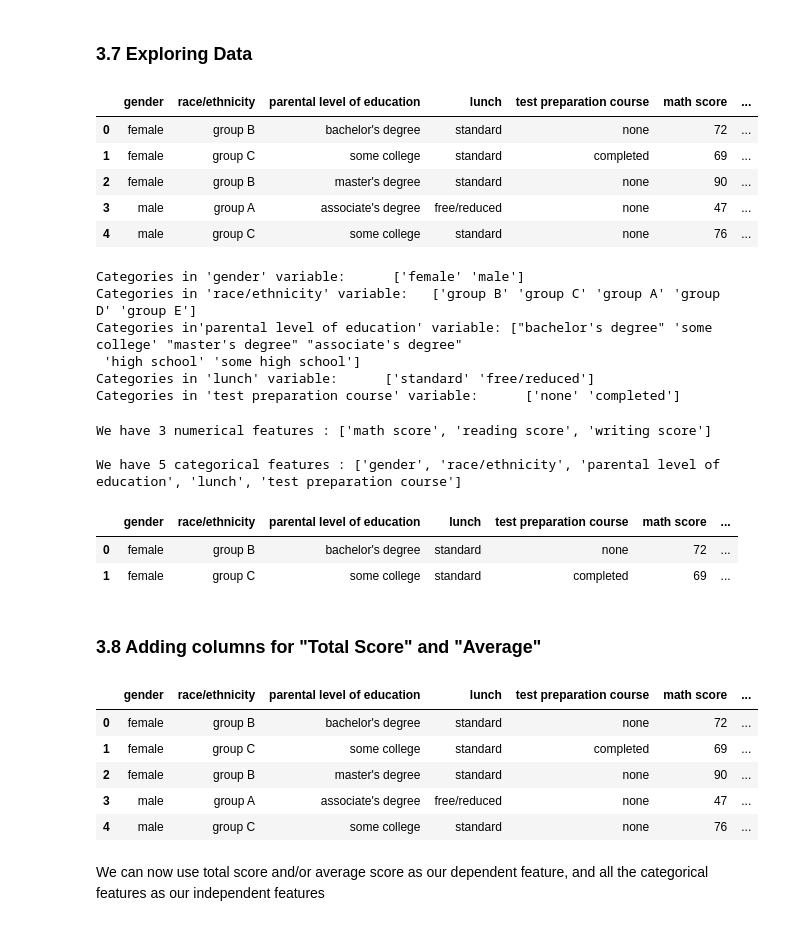
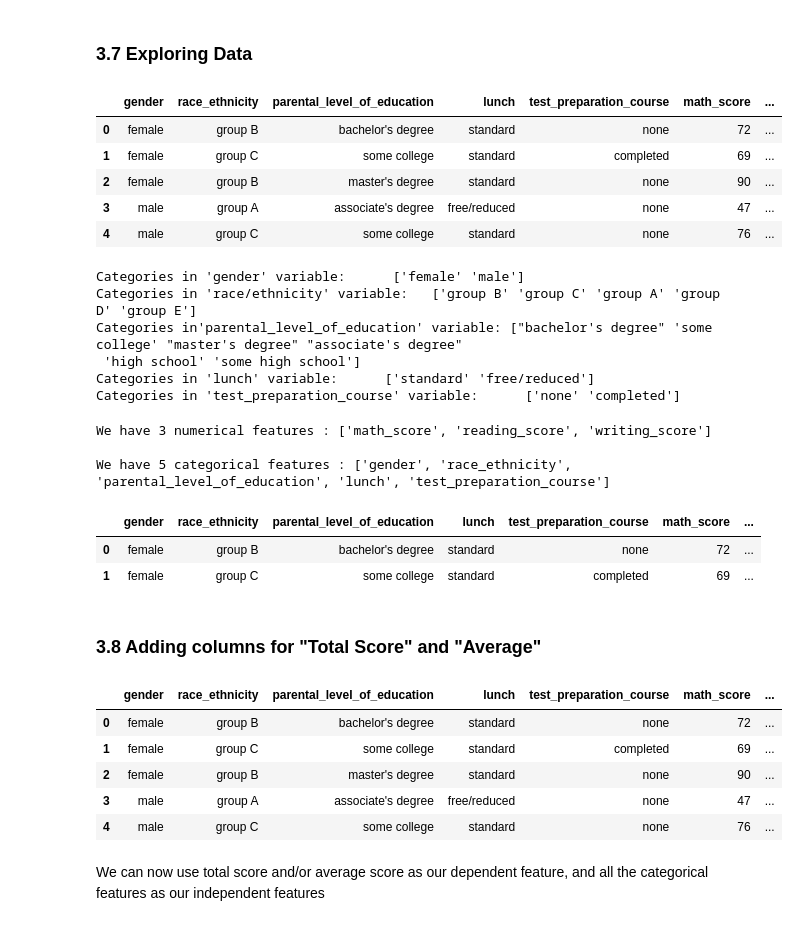
Before and after one commit to mngembu/MLProject1, a Jupyter notebook: notebook/1 . EDA STUDENT PERFORMANCE .ipynb, the cells around one changed output. Drawn from its saved outputs; the diff is of its cells as text; code cells hidden in the pictures.

```diff
--- a/notebook/1 . EDA STUDENT PERFORMANCE .ipynb
+++ b/notebook/1 . EDA STUDENT PERFORMANCE .ipynb
@@ -44,3 +44,7 @@ df.head()
 | 2 | female | group B | master's degree | standard | none | 90 | ... |
 | 3 | male | group A | associate's degree | free/reduced | none | 47 | ... |
 | 4 | male | group C | some college | standard | none | 76 | ... |
+# %%
+df.rename(columns={'race/ethnicity':'race_ethnicity', 'parental level of education':'parental_level_of_education','test preparation course':'test_preparation_course',
+                   'math score':'math_score', 'reading score':'reading_score', 'writing score':'writing_score'}, inplace=True)
+df.head()
@@ -153,7 +164,7 @@ df.describe()
 # %%
 df.head()
 # %% [output]
-|  | gender | race/ethnicity | parental level of education | lunch | test preparation course | math score | ... |
+|  | gender | race_ethnicity | parental_level_of_education | lunch | test_preparation_course | math_score | ... |
 | 0 | female | group B | bachelor's degree | standard | none | 72 | ... |
 | 1 | female | group C | some college | standard | completed | 69 | ... |
 | 2 | female | group B | master's degree | standard | none | 90 | ... |
@@ -164,23 +175,23 @@ print("Categories in 'gender' variable:     ",end=" " )
 print(df['gender'].unique())
 
 print("Categories in 'race/ethnicity' variable:  ",end=" ")
-print(df['race/ethnicity'].unique())
+print(df['race_ethnicity'].unique())
 
-print("Categories in'parental level of education' variable:",end=" " )
-print(df['parental level of education'].unique())
+print("Categories in'parental_level_of_education' variable:",end=" " )
+print(df['parental_level_of_education'].unique())
 
 print("Categories in 'lunch' variable:     ",end=" " )
 print(df['lunch'].unique())
 
-print("Categories in 'test preparation course' variable:     ",end=" " )
-print(df['test preparation course'].unique())
+print("Categories in 'test_preparation_course' variable:     ",end=" " )
+print(df['test_preparation_course'].unique())
 # %% [output]
 Categories in 'gender' variable:      ['female' 'male']
 Categories in 'race/ethnicity' variable:   ['group B' 'group C' 'group A' 'group D' 'group E']
-Categories in'parental level of education' variable: ["bachelor's degree" 'some college' "master's degree" "associate's degree"
+Categories in'parental_level_of_education' variable: ["bachelor's degree" 'some college' "master's degree" "associate's degree"
  'high school' 'some high school']
 Categories in 'lunch' variable:      ['standard' 'free/reduced']
-Categories in 'test preparation course' variable:      ['none' 'completed']
+Categories in 'test_preparation_course' variable:      ['none' 'completed']
 # %%
 # define numerical & categorical columns
 numeric_features = [feature for feature in df.columns if df[feature].dtype != 'O']
@@ -190,23 +201,23 @@ categorical_features = [feature for feature in df.columns if df[feature].dtype =
 print('We have {} numerical features : {}'.format(len(numeric_features), numeric_features))
 print('\nWe have {} categorical features : {}'.format(len(categorical_features), categorical_features))
 # %% [output]
-We have 3 numerical features : ['math score', 'reading score', 'writing score']
+We have 3 numerical features : ['math_score', 'reading_score', 'writing_score']
 
-We have 5 categorical features : ['gender', 'race/ethnicity', 'parental level of education', 'lunch', 'test preparation course']
+We have 5 categorical features : ['gender', 'race_ethnicity', 'parental_level_of_education', 'lunch', 'test_preparation_course']
 # %%
 df.head(2)
 # %% [output]
-|  | gender | race/ethnicity | parental level of education | lunch | test preparation course | math score | ... |
+|  | gender | race_ethnicity | parental_level_of_education | lunch | test_preparation_course | math_score | ... |
 | 0 | female | group B | bachelor's degree | standard | none | 72 | ... |
 | 1 | female | group C | some college | standard | completed | 69 | ... |
 # %% [markdown]
 ### 3.8 Adding columns for "Total Score" and "Average"
 # %%
-df['total score'] = df['math score'] + df['reading score'] + df['writing score']
-df['average'] = df['total score']/3
+df['total_score'] = df['math_score'] + df['reading_score'] + df['writing_score']
+df['average'] = df['total_score']/3
 df.head()
 # %% [output]
-|  | gender | race/ethnicity | parental level of education | lunch | test preparation course | math score | ... |
+|  | gender | race_ethnicity | parental_level_of_education | lunch | test_preparation_course | math_score | ... |
 | 0 | female | group B | bachelor's degree | standard | none | 72 | ... |
 | 1 | female | group C | some college | standard | completed | 69 | ... |
 | 2 | female | group B | master's degree | standard | none | 90 | ... |
```
Also changed, not shown: parts of 21 cells of this notebook, 19 other files.
